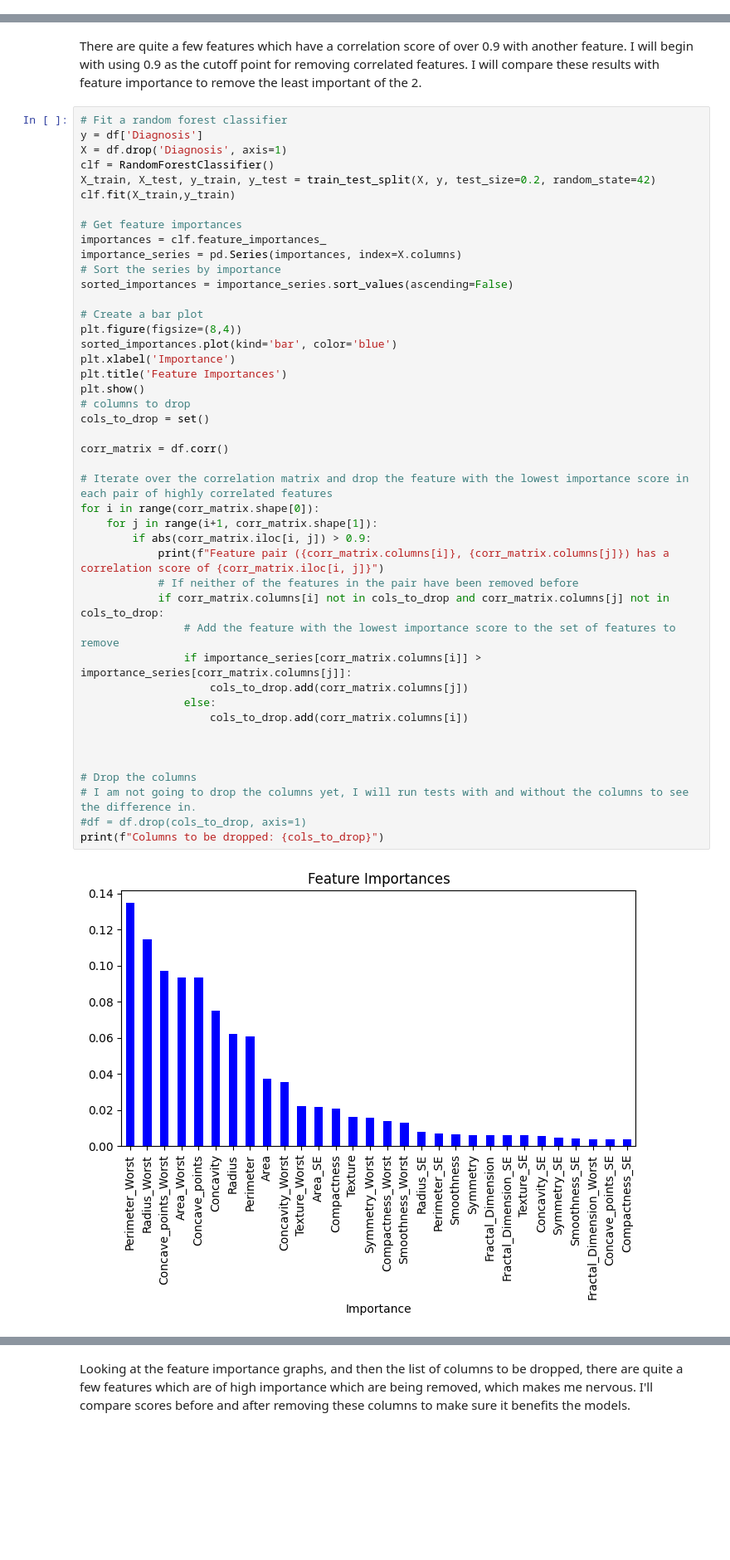
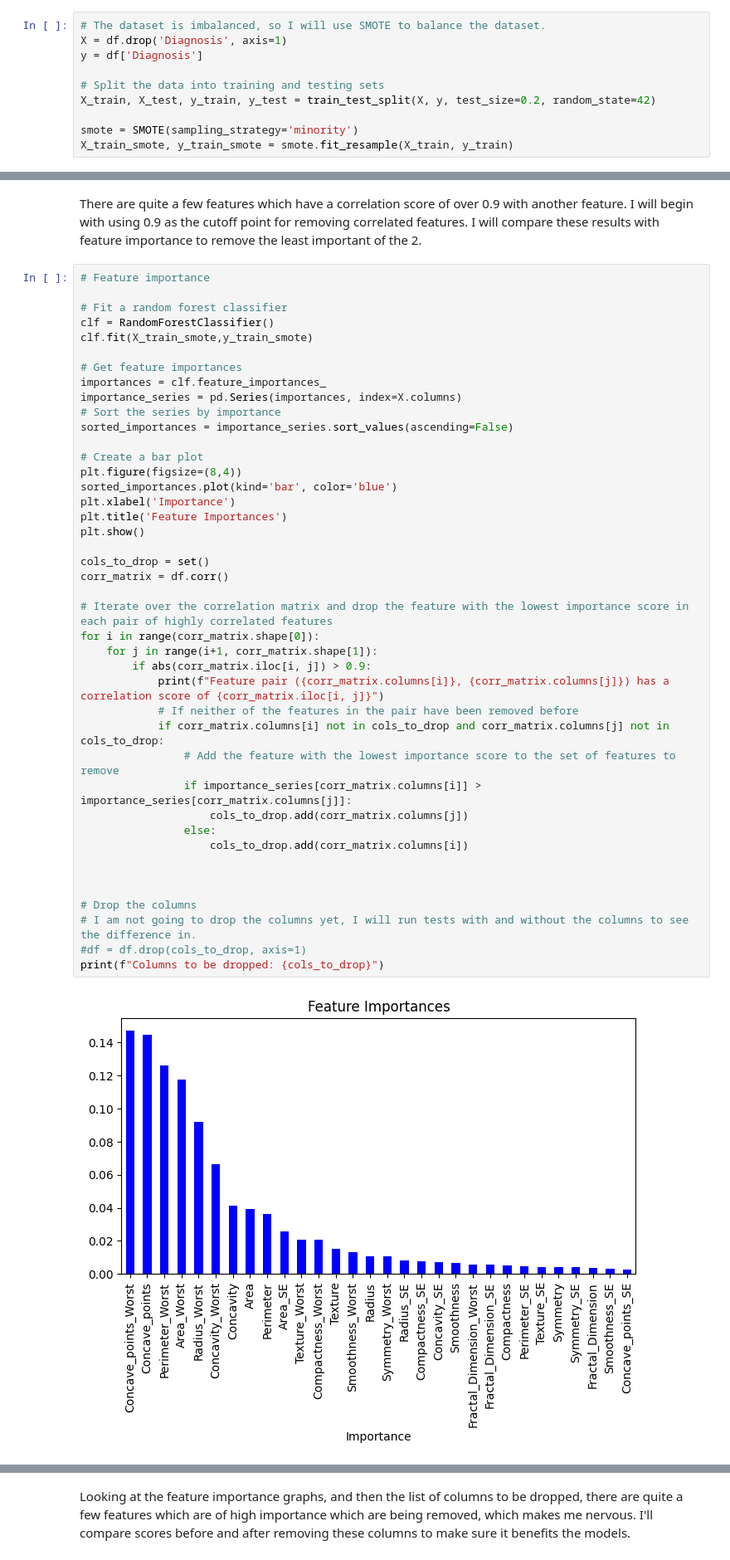
Before and after one commit to DenisBrice/MLProject, a Jupyter notebook: ML_jupyter.ipynb, the cells around one changed output, grey strips where cells are left out. Shown at 83% size. Drawn from its saved outputs; the diff is of its cells as text; blank space fills up the shorter version.

```diff
--- a/ML_jupyter.ipynb
+++ b/ML_jupyter.ipynb
@@ -104,6 +107,16 @@ df_filtered = df[filtered_entries]
 # I don't know if these outliers are crucial to detecting cancer, so I will keep them in for now, and run tests later. ***** DONT FORGET
 # %% [output]
 Number of outliers: 74
+# %%
+# The dataset is imbalanced, so I will use SMOTE to balance the dataset.
+X = df.drop('Diagnosis', axis=1)
+y = df['Diagnosis']
+
+# Split the data into training and testing sets
+X_train, X_test, y_train, y_test = train_test_split(X, y, test_size=0.2, random_state=42)
+
+smote = SMOTE(sampling_strategy='minority')
+X_train_smote, y_train_smote = smote.fit_resample(X_train, y_train)
 # %%
 # 3 EDA - visualizing the data
 
@@ -141,12 +157,11 @@ plt.show()
 There are quite a few features which have a correlation score of over 0.9 with another feature. I will begin with using 0.9 as the cutoff point for removing correlated features.
 I will compare these results with feature importance to remove the least important of the 2.
 # %%
+# Feature importance
+
 # Fit a random forest classifier
-y = df['Diagnosis']
-X = df.drop('Diagnosis', axis=1)
 clf = RandomForestClassifier()
-X_train, X_test, y_train, y_test = train_test_split(X, y, test_size=0.2, random_state=42)
-clf.fit(X_train,y_train)
+clf.fit(X_train_smote,y_train_smote)
 
 # Get feature importances
 importances = clf.feature_importances_
@@ -156,36 +171,35 @@ sorted_importances = importance_series.sort_values(ascending=False)
 
 # Create a bar plot
 plt.figure(figsize=(8,4))
 sorted_importances.plot(kind='bar', color='blue')
 plt.xlabel('Importance')
 plt.title('Feature Importances')
 plt.show()
-# columns to drop
+
 cols_to_drop = set()
-
 corr_matrix = df.corr()
 
 # Iterate over the correlation matrix and drop the feature with the lowest importance score in each pair of highly correlated features
 for i in range(corr_matrix.shape[0]):
     for j in range(i+1, corr_matrix.shape[1]):
         if abs(corr_matrix.iloc[i, j]) > 0.9:
             print(f"Feature pair ({corr_matrix.columns[i]}, {corr_matrix.columns[j]}) has a correlation score of {corr_matrix.iloc[i, j]}")
             # If neither of the features in the pair have been removed before
             if corr_matrix.columns[i] not in cols_to_drop and corr_matrix.columns[j] not in cols_to_drop:
                 # Add the feature with the lowest importance score to the set of features to remove
                 if importance_series[corr_matrix.columns[i]] > importance_series[corr_matrix.columns[j]]:
                     cols_to_drop.add(corr_matrix.columns[j])
                 else:
                     cols_to_drop.add(corr_matrix.columns[i])
 
 
 
 # Drop the columns
 # I am not going to drop the columns yet, I will run tests with and without the columns to see the difference in.
 #df = df.drop(cols_to_drop, axis=1)
 print(f"Columns to be dropped: {cols_to_drop}")
 # %% [output]
-[figure, old version]
+[figure, new version]
 Feature pair (Radius, Perimeter) has a correlation score of 0.9978552814938109
 Feature pair (Radius, Area) has a correlation score of 0.9873571700566127
 Feature pair (Radius, Radius_Worst) has a correlation score of 0.9695389726112055
```
Also changed, not shown: parts of 31 cells of this notebook, 16 other files.
